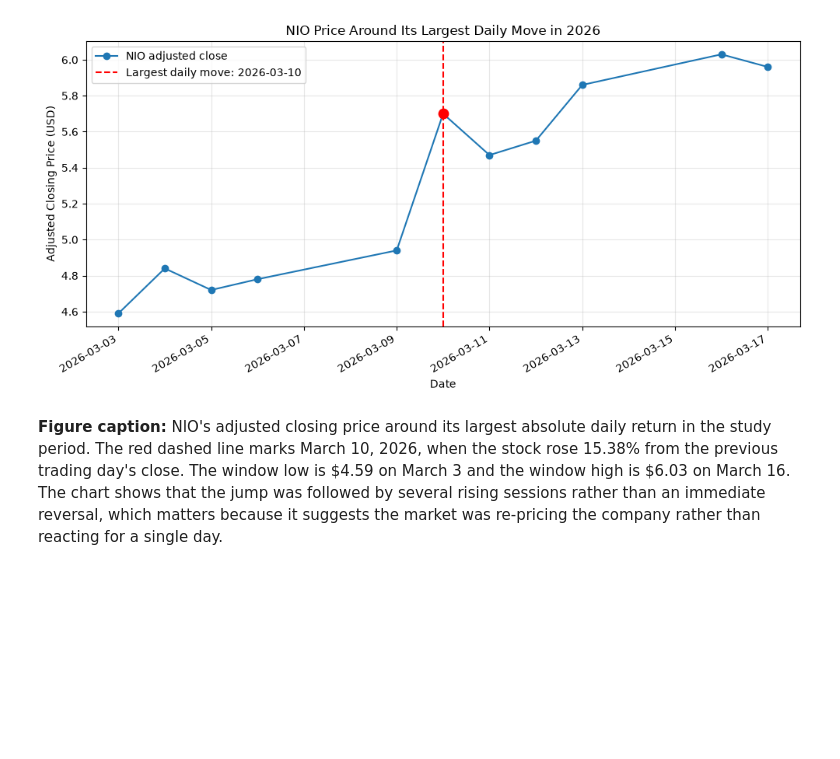
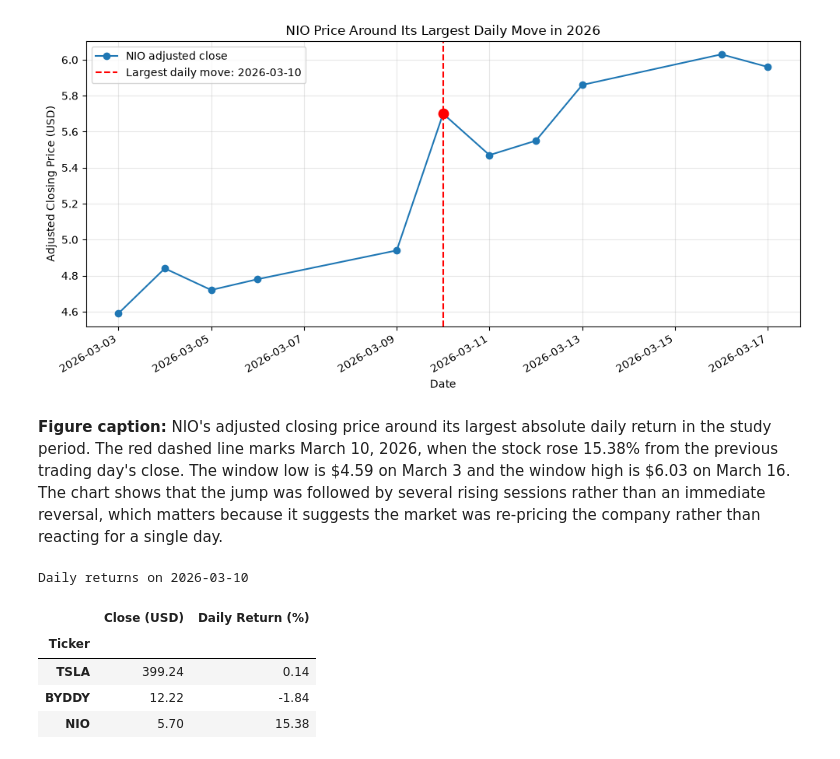
Before and after one commit to LiMeizhi1/mgs3101-analysis, a Jupyter notebook: nio_analysis.ipynb, the cells around one changed output. Drawn from its saved outputs; the diff is of its cells as text; code cells hidden in the pictures; blank space fills up the shorter version.

```diff
--- a/nio_analysis.ipynb
+++ b/nio_analysis.ipynb
@@ -393,3 +393,32 @@ low is \$4.59 on March 3 and the window high is \$6.03 on March 16. The chart
 shows that the jump was followed by several rising sessions rather than an
 immediate reversal, which matters because it suggests the market was
 re-pricing the company rather than reacting for a single day.
+# %%
+peer_tickers = ["TSLA", "BYDDY", "NIO"]
+
+peers = yf.download(
+    peer_tickers,
+    start=START_DATE,
+    end=END_DATE,
+    auto_adjust=True,
+    progress=False
+)
+
+peer_prices = peers["Close"].reindex(columns=peer_tickers).sort_index()
+peer_returns = peer_prices.pct_change(fill_method=None) * 100
+
+event_day = pd.DataFrame({
+    "Close (USD)": peer_prices.loc[event_date].round(2),
+    "Daily Return (%)": peer_returns.loc[event_date].round(2)
+})
+event_day.index.name = "Ticker"
+
+print("Daily returns on", event_date.date())
+display(event_day)
+# %% [output]
+Daily returns on 2026-03-10
+|  | Close (USD) | Daily Return (%) |
+| Ticker |  |  |
+| TSLA | 399.24 | 0.14 |
+| BYDDY | 12.22 | -1.84 |
+| NIO | 5.70 | 15.38 |
```
Also changed, not shown: parts of 4 cells of this notebook.
